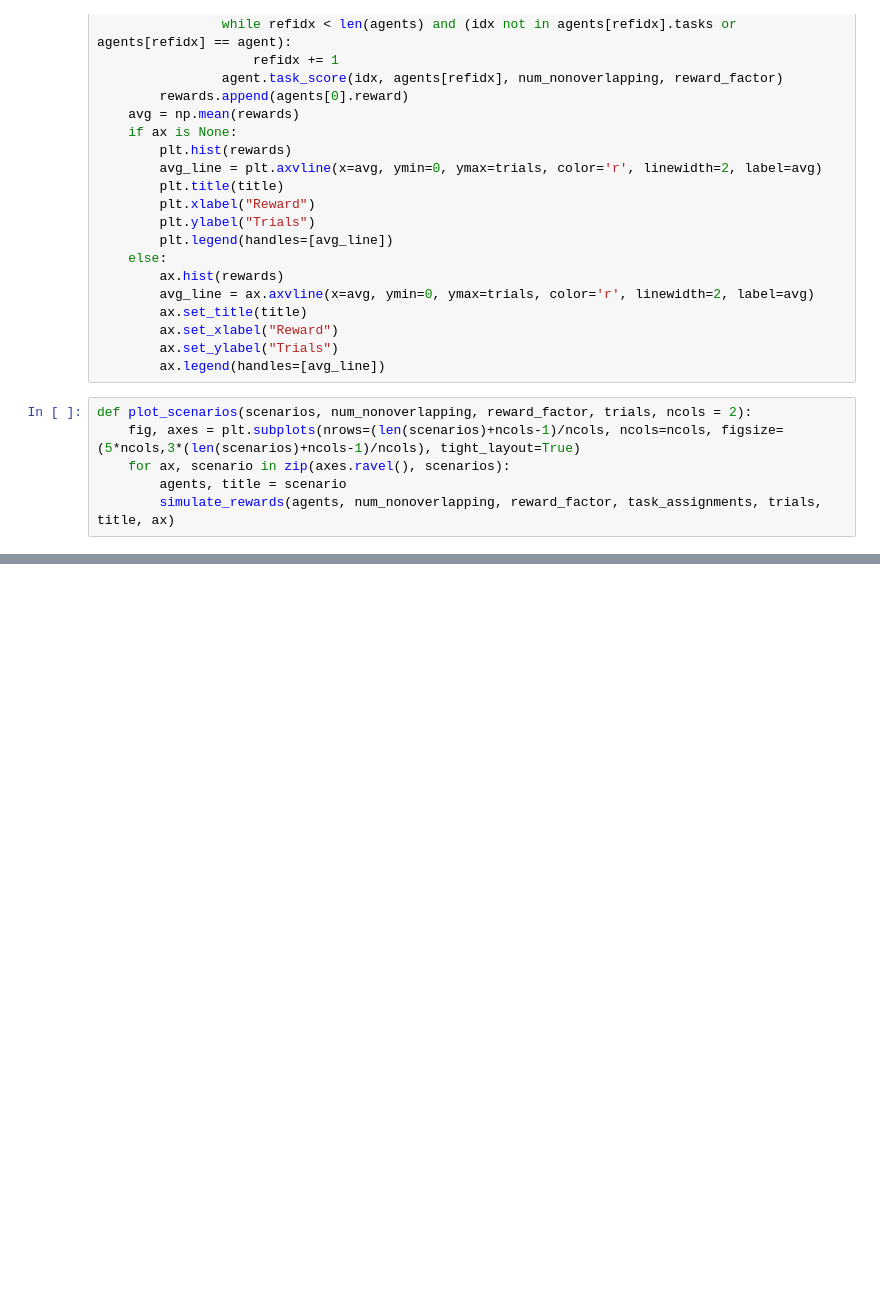
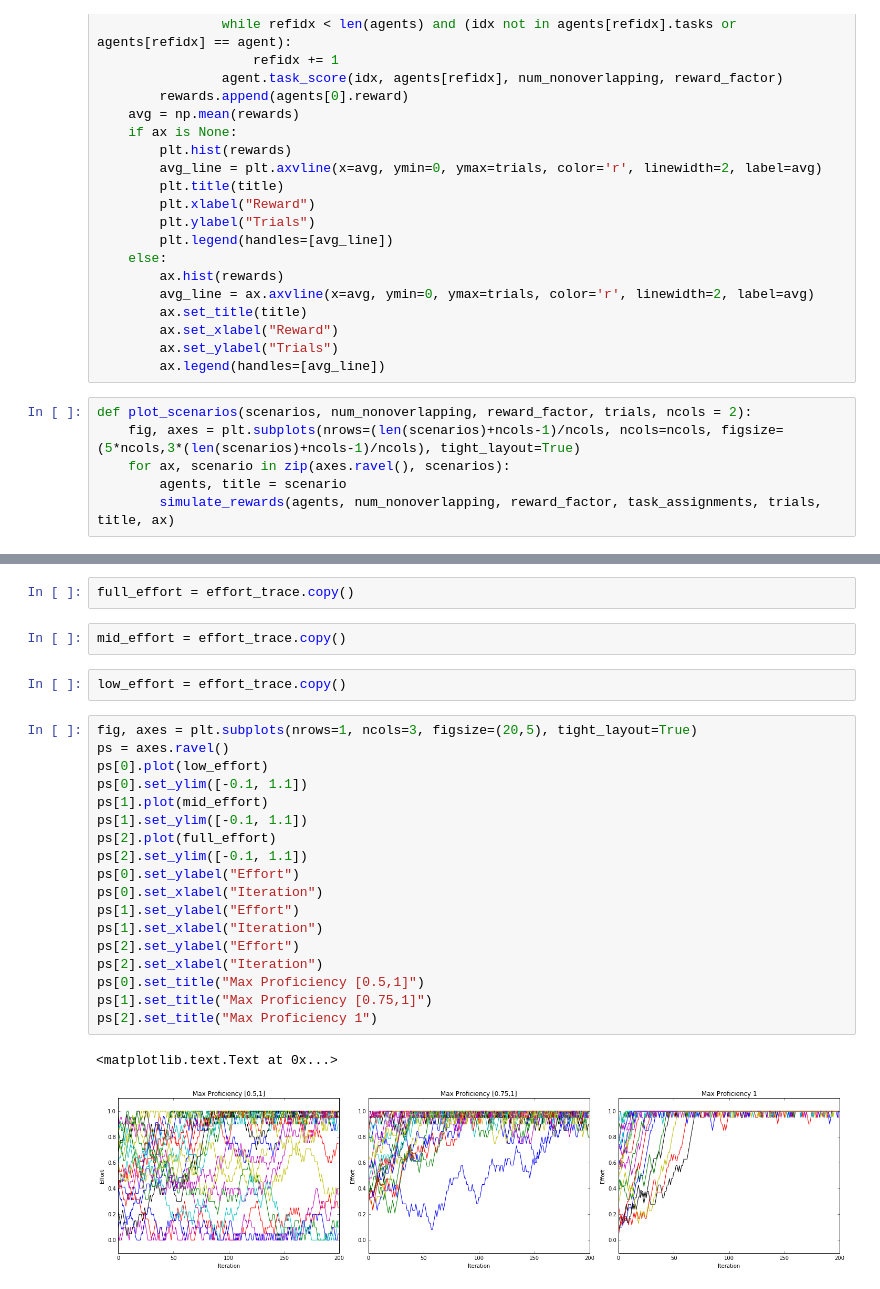
Before and after one commit to chuckyouliu/Crowdsourced-Elicitation, a Jupyter notebook: CrowdSourcedTesting.ipynb, the cells around one changed output, grey strips where cells are left out. Cells and saved outputs as stored; diff of their text form; blank space fills up the shorter version.

```diff
--- a/CrowdSourcedTesting.ipynb
+++ b/CrowdSourcedTesting.ipynb
@@ -107,0 +376,27 @@ plot_scenarios(scenarios, 5, 10, 1000, 3)
+# %%
+full_effort = effort_trace.copy()
+# %%
+mid_effort = effort_trace.copy()
+# %%
+low_effort = effort_trace.copy()
+# %%
+fig, axes = plt.subplots(nrows=1, ncols=3, figsize=(20,5), tight_layout=True)
+ps = axes.ravel()
+ps[0].plot(low_effort)
+ps[0].set_ylim([-0.1, 1.1])
+ps[1].plot(mid_effort)
+ps[1].set_ylim([-0.1, 1.1])
+ps[2].plot(full_effort)
+ps[2].set_ylim([-0.1, 1.1])
+ps[0].set_ylabel("Effort")
+ps[0].set_xlabel("Iteration")
+ps[1].set_ylabel("Effort")
+ps[1].set_xlabel("Iteration")
+ps[2].set_ylabel("Effort")
+ps[2].set_xlabel("Iteration")
+ps[0].set_title("Max Proficiency [0.5,1]")
+ps[1].set_title("Max Proficiency [0.75,1]")
+ps[2].set_title("Max Proficiency 1")
+# %% [output]
+<matplotlib.text.Text at 0x...>
+[figure, added]
```
Also changed, not shown: parts of 17 cells of this notebook, 6 other files.
